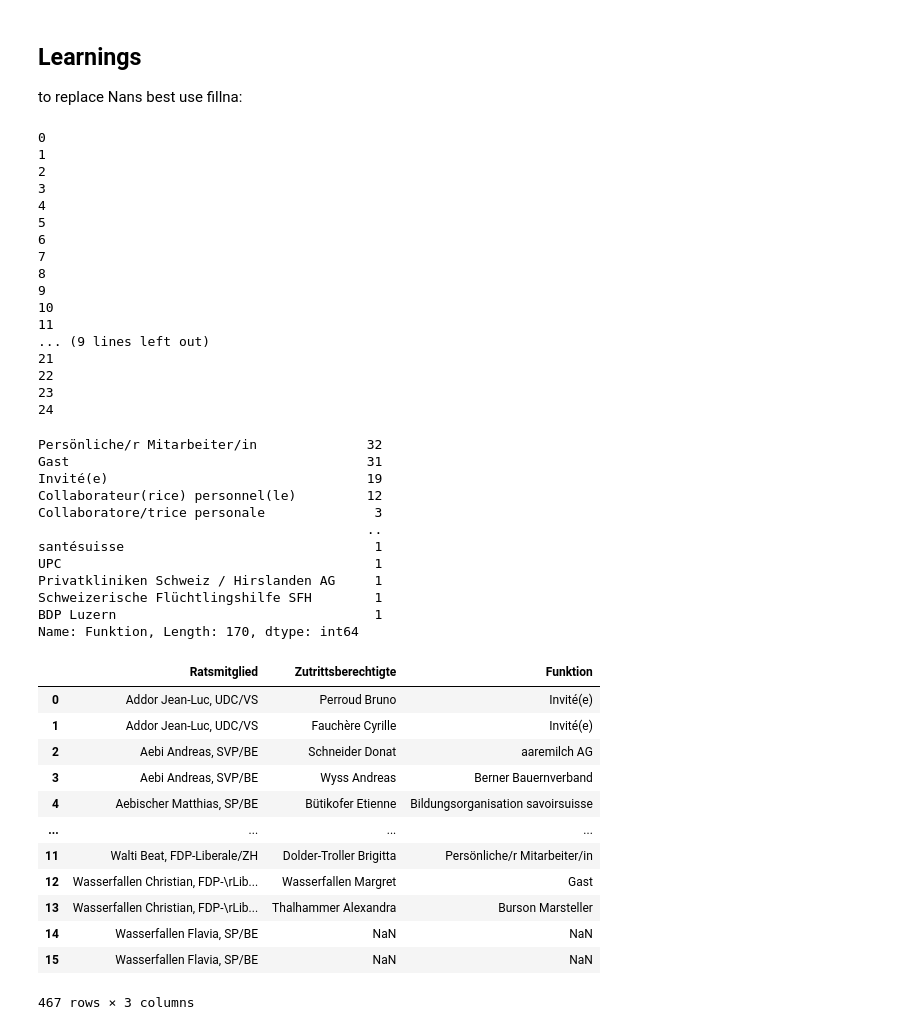
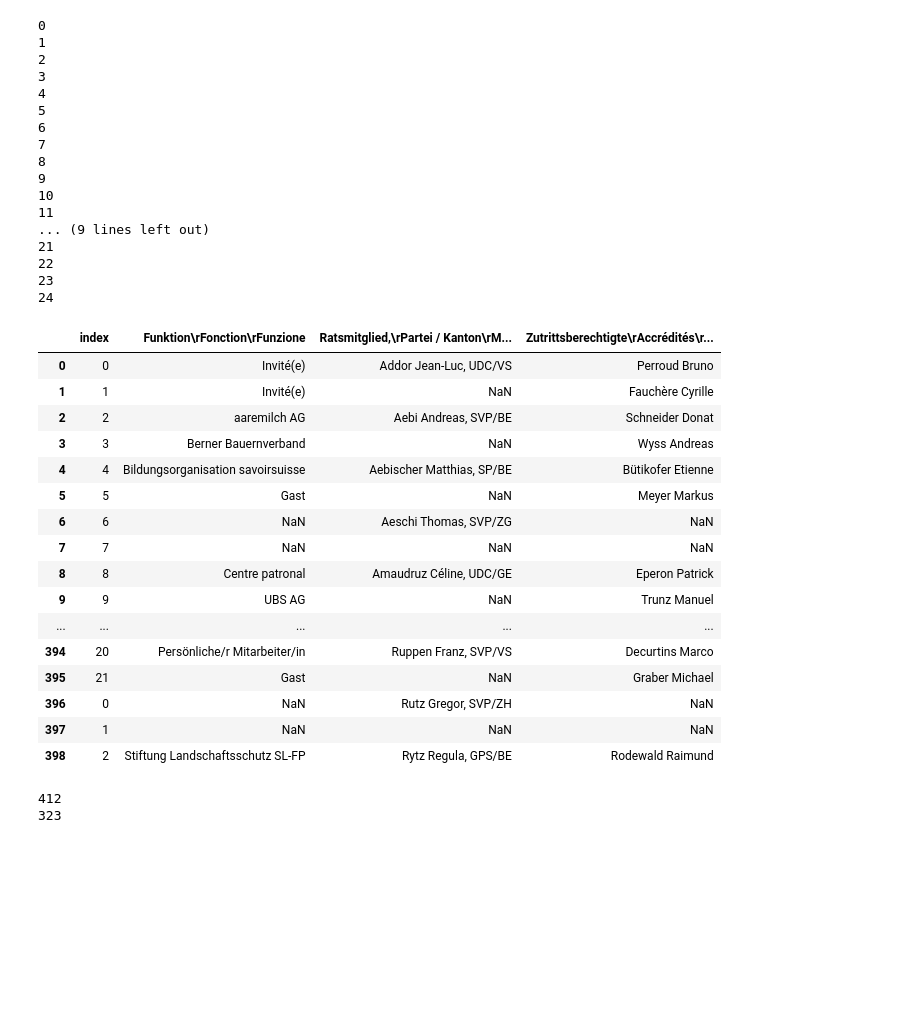
Before and after one commit to danielbarco/Swiss_Parliament_Network, a Jupyter notebook: Swiss_Parliament_Network_Analysis.ipynb, the cells around one changed output. Drawn from its saved outputs; the diff is of its cells as text; code cells hidden in the pictures; blank space fills up the shorter version.

```diff
--- a/Swiss_Parliament_Network_Analysis.ipynb
+++ b/Swiss_Parliament_Network_Analysis.ipynb
@@ -3,5 +11 @@ from tabula import read_pdf
 import pandas as pd
-# %% [markdown]
-## Learnings
-
-to replace Nans best use fillna:
@@ -20,70 +12,69 @@ def clean_columns(df):
 # %%
 column_names = ['Ratsmitglied,\rPartei / Kanton\rMembre du Conseil,\rParti / Canton\rMembro del Consiglio,\rPartito / Cantone','Zutrittsberechtigte\rAccrédités\rAccreditati','Funktion\rFonction\rFunzione']
 # %%
+# this section goes through 1 pdf document (zutritt2.pdf) and takes each pdf page transforms it into a table
+# also some cleaning is done (duplicates are droped), columns are renamed
+# result is a table from all pdf pages with three columns
 df = pd.DataFrame()
 df_wrong = pd.DataFrame()
 rats_correct = 'Ratsmitglied,\rPartei / Kanton\rMembre du Conseil,\rParti / Canton\rMembro del Consiglio,\rPartito / Cantone'
 zutritt_correct = 'Zutrittsberechtigte\rAccrédités\rAccreditati'
 funkt_correct = 'Funktion\rFonction\rFunzione'
 for page in range(0,25):
     print(page)
-    df_current = read_pdf('zutritt2.pdf', pages=page)
+    df_current = wrapper.read_pdf('zutritt2.pdf', pages=page)
     if 'Unnamed: 1' in df_current.columns:
         df_current=df_current.drop_duplicates(keep=False)
         df_current = df_current.rename(columns={'Ratsmitglied,': rats_correct, 'Unnamed: 1': zutritt_correct, 'Unnamed: 2':funkt_correct})
         df_current = df_current.drop(columns=['Unnamed: 3'])
 #    df_current = df_current.fillna(value=rats_correct,limit=1,inplace= True)
     df = df.append(df_current, sort= True)
-df[rats_correct].fillna(method='ffill',limit=1, inplace=True)
-df = df.rename(columns={rats_correct: 'Ratsmitglied', zutritt_correct: 'Zutrittsberechtigte',funkt_correct : 'Funktion'})
-df = df[['Ratsmitglied','Zutrittsberechtigte','Funktion']]
 df = df.reset_index()
+df
 # %% [output]
 0
 1
 2
 3
 4
 5
 6
 7
 8
 9
 10
 11
 ... (9 lines left out)
 21
 22
 23
 24
+|  | index | Funktion\rFonction\rFunzione | Ratsmitglied,\rPartei / Kanton\rM... | Zutrittsberechtigte\rAccrédités\r... |
+| 0 | 0 | Invité(e) | Addor Jean-Luc, UDC/VS | Perroud Bruno |
+| 1 | 1 | Invité(e) | NaN | Fauchère Cyrille |
+| 2 | 2 | aaremilch AG | Aebi Andreas, SVP/BE | Schneider Donat |
+| 3 | 3 | Berner Bauernverband | NaN | Wyss Andreas |
+| 4 | 4 | Bildungsorganisation savoirsuisse | Aebischer Matthias, SP/BE | Bütikofer Etienne |
+| 5 | 5 | Gast | NaN | Meyer Markus |
+| 6 | 6 | NaN | Aeschi Thomas, SVP/ZG | NaN |
+| 7 | 7 | NaN | NaN | NaN |
+| 8 | 8 | Centre patronal | Amaudruz Céline, UDC/GE | Eperon Patrick |
+| 9 | 9 | UBS AG | NaN | Trunz Manuel |
+| ... | ... | ... | ... | ... |
+| 394 | 20 | Persönliche/r Mitarbeiter/in | Ruppen Franz, SVP/VS | Decurtins Marco |
+| 395 | 21 | Gast | NaN | Graber Michael |
+| 396 | 0 | NaN | Rutz Gregor, SVP/ZH | NaN |
+| 397 | 1 | NaN | NaN | NaN |
+| 398 | 2 | Stiftung Landschaftsschutz SL-FP | Rytz Regula, GPS/BE | Rodewald Raimund |
-# %%
-df['Funktion'].value_counts()
-# %% [output]
-Persönliche/r Mitarbeiter/in              32
-Gast                                      31
-Invité(e)                                 19
-Collaborateur(rice) personnel(le)         12
-Collaboratore/trice personale              3
-                                          ..
-santésuisse                                1
-UPC                                        1
-Privatkliniken Schweiz / Hirslanden AG     1
-Schweizerische Flüchtlingshilfe SFH        1
-BDP Luzern                                 1
-Name: Funktion, Length: 170, dtype: int64
-# %%
-df
-# %% [output]
-|  | Ratsmitglied | Zutrittsberechtigte | Funktion |
-| 0 | Addor Jean-Luc, UDC/VS | Perroud Bruno | Invité(e) |
-| 1 | Addor Jean-Luc, UDC/VS | Fauchère Cyrille | Invité(e) |
-| 2 | Aebi Andreas, SVP/BE | Schneider Donat | aaremilch AG |
-| 3 | Aebi Andreas, SVP/BE | Wyss Andreas | Berner Bauernverband |
-| 4 | Aebischer Matthias, SP/BE | Bütikofer Etienne | Bildungsorganisation savoirsuisse |
-| ... | ... | ... | ... |
-| 11 | Walti Beat, FDP-Liberale/ZH | Dolder-Troller Brigitta | Persönliche/r Mitarbeiter/in |
-| 12 | Wasserfallen Christian, FDP-\rLib... | Wasserfallen Margret | Gast |
-| 13 | Wasserfallen Christian, FDP-\rLib... | Thalhammer Alexandra | Burson Marsteller |
-| 14 | Wasserfallen Flavia, SP/BE | NaN | NaN |
-| 15 | Wasserfallen Flavia, SP/BE | NaN | NaN |
-467 rows × 3 columns
+# %%
+# here we remove non_ratsmitglied that are clearly not politicians and remove duplicates, we end up with 323 rows
+df = df.rename(columns={rats_correct: 'Ratsmitglied', zutritt_correct: 'Zutrittsberechtigte',funkt_correct : 'Funktion'})
+non_ratsmitglied =['Membre du Conseil,','Partei / Kanton','Membro del Consiglio,','Partito / Cantone','Parti / Canton']
+df = df.loc[~df['Ratsmitglied'].isin(non_ratsmitglied)]
+print(len(df))
+df.drop_duplicates(inplace=True)
+df = df.reset_index()
+print(len(df))
+# %% [output]
+412
+323
```
Also changed, not shown: parts of 9 cells of this notebook.
